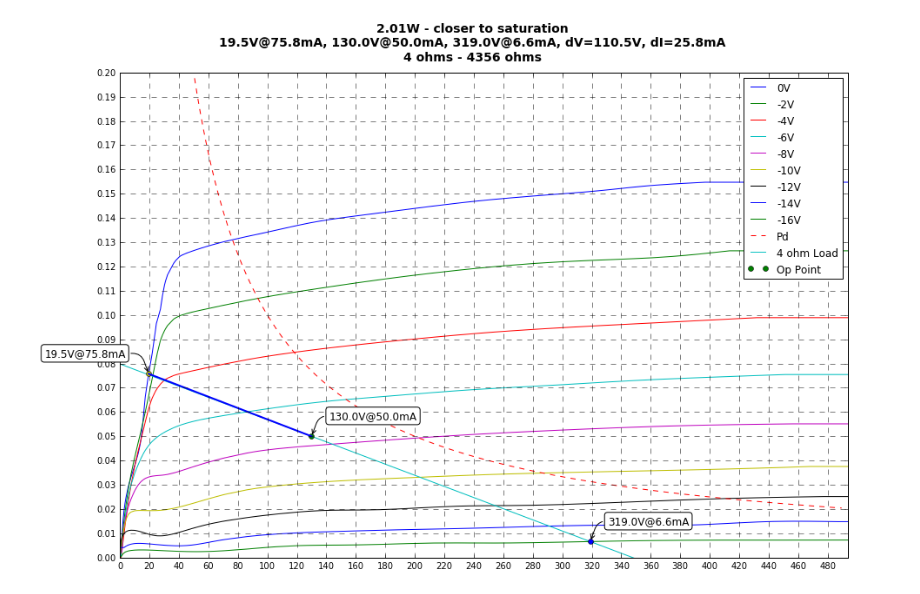
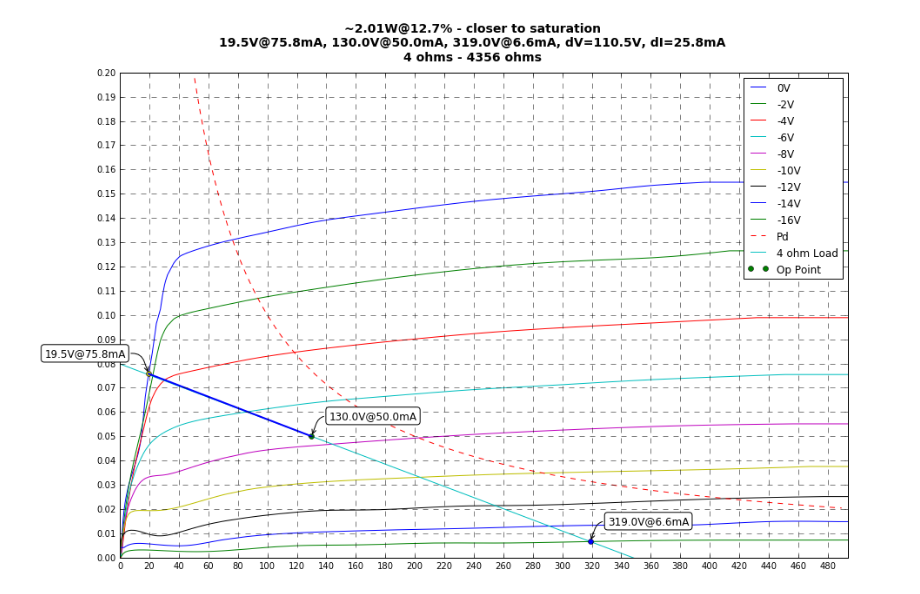
Before and after one commit to jilott/valvestudio, a Jupyter notebook: projects/mectron/Mectron Loadline.ipynb, the cells around one changed output. Cells and saved outputs as stored; diff of their text form; code cells hidden in the pictures.

```diff
--- a/projects/mectron/Mectron Loadline.ipynb
+++ b/projects/mectron/Mectron Loadline.ipynb
@@ -32,12 +52,25 @@ ia0f = interpolate.interp1d(df['AnodeVoltage'].tolist(), df['0V'].tolist())
 ia16f = interpolate.interp1d(df['AnodeVoltage'].tolist(), df['-16V'].tolist())
 ia0 = ia0f(va)
 ia16 = ia16f(va)
-cols = df.columns.values
+colnames = df.columns.values
+rowcount = len(df[colnames[0]])
 
-def plot(Ia,Va,Rl,n):
+i0intersect = 0
+i16intersect = 0
+Ia = 0.05
+Rl = 4
+n = 33
+Va = 130
+
+def plot(_Ia,_Va,_Rl,_n):
+    global i0intersect, i16intersect,Ia,Va,Rl,n
+    Ia = _Ia # set the slider values to global
+    Va = _Va
+    Rl = _Rl
+    n  = _n
     # plot the csv colums versus plate/anode voltage
     fig = plt.figure(figsize=(15, 10))
-    null = [plt.plot(df[cols[0]],df[cols[x]],label=cols[x]) for x in range(1,len(cols))]
+    null = [plt.plot(df[colnames[0]],df[colnames[x]],label=colnames[x]) for x in range(1,len(cols))]
     plt.ylim(0,0.20)
     plt.grid(linestyle='--', linewidth=0.5)
     null = plt.xticks(np.arange(0,520,20))
@@ -75,6 +108,9 @@ def plot(Ia,Va,Rl,n):
     i0intersect = ia0f(v0intersect)
     i16intersect = ia16f(v16intersect)
 
+    # from RCA RC-22 P19
+    distortion = (((i16intersect+i0intersect)/2 - Ia)/(i16intersect-i0intersect))*100
+
     null = plt.plot(v0intersect,i0intersect,'or',color='y')
     null = plt.plot(v16intersect,i16intersect,'or',color='b')
 
@@ -86,7 +122,8 @@ def plot(Ia,Va,Rl,n):
     if dvlower < dvhigher:
         # closer to saturation
         Pout =  dvlower*(1/math.sqrt(2))*dilower
-        title = "%.2fW - closer to saturation\n%.1fV@%.1fmA, %.1fV@%.1fmA, %.1fV@%.1fmA, dV=%.1fV, dI=%.1fmA\n%d ohms - %d ohms"%(Pout,
+        title = "~%.2fW@%0.1f%% - closer to saturation\n%.1fV@%.1fmA, %.1fV@%.1fmA, %.1fV@%.1fmA, dV=%.1fV, dI=%.1fmA\n%d ohms - %d ohms"%(Pout,
+                                                                            distortion,
                                                                             v0intersect,i0intersect*1000,
                                                                             Va,Ia*1000,
                                                                             v16intersect,i16intersect*1000,
@@ -97,7 +134,8 @@ def plot(Ia,Va,Rl,n):
     else:
         # closer to cutoff
         Pout =  (v16intersect-Va)*(1/math.sqrt(2))*(Ia-i16intersect)
-        title = "%.2fW - closer to cutoff\n%.1fV@%.1fmA, %.1fV@%.1fmA, %.1fV@%.1fmA, dV=%.1fV, dI=%.1fmA\n%d ohms - %d ohms"%(Pout,
+        title = "~%.2fW@%0.1f%% - closer to cutoff\n%.1fV@%.1fmA, %.1fV@%.1fmA, %.1fV@%.1fmA, dV=%.1fV, dI=%.1fmA\n%d ohms - %d ohms"%(Pout,
+                                                                        distortion,
                                                                         v0intersect,i0intersect*1000,
                                                                         Va,Ia*1000,
                                                                         v16intersect,i16intersect*1000,
@@ -111,35 +149,35 @@ def plot(Ia,Va,Rl,n):
                         xycoords='data',
                         xytext=(-120,20),
                         textcoords='offset points',
                         bbox=dict(boxstyle="round", fc="1.0"),
                         size=12,
                         arrowprops=dict(arrowstyle="->",
                                         connectionstyle="angle,angleA=0,angleB=110,rad=10"))
     null = plt.annotate(s="%.1fV@%.1fmA"%(Va,Ia*1000),
                         xy=(Va,Ia),
                         xycoords='data',
                         xytext=(20,20),
                         textcoords='offset points',
                         bbox=dict(boxstyle="round", fc="1.0"),
                         size=12,
                         arrowprops=dict(arrowstyle="->",
                                         connectionstyle="angle,angleA=0,angleB=70,rad=10"))
     null = plt.annotate(s="%.1fV@%.1fmA"%(v16intersect,i16intersect*1000),
                         xy=(v16intersect,i16intersect),
                         xycoords='data',
                         xytext=(20,20),
                         textcoords='offset points',
                         bbox=dict(boxstyle="round", fc="1.0"),
                         size=12,
                         arrowprops=dict(arrowstyle="->",
                                         connectionstyle="angle,angleA=0,angleB=70,rad=10"))
     plt.suptitle(title,fontsize=14, fontweight='bold')
     plt.legend()
 
 null = interact(plot,
-             Ia=widgets.FloatSlider(min=0.01,max=0.1,step=0.005,value=Ia),
-             Va=widgets.FloatSlider(min=50,max=300,step=10,value=130),
-             Rl=widgets.FloatSlider(min=2,max=16,step=2,value=4),
-             n=widgets.FloatSlider(min=10,max=40,step=1,value=33))
+             _Ia=widgets.FloatSlider(min=0.01,max=0.1,step=0.0025,value=Ia),
+             _Va=widgets.FloatSlider(min=50,max=300,step=5,value=130),
+             _Rl=widgets.FloatSlider(min=2,max=16,step=2,value=4),
+             _n=widgets.FloatSlider(min=10,max=40,step=1,value=33))
 # %% [output]
-[figure, old version]
+[figure, new version]
```
Also changed, not shown: parts of 7 cells of this notebook, 1 other file.
